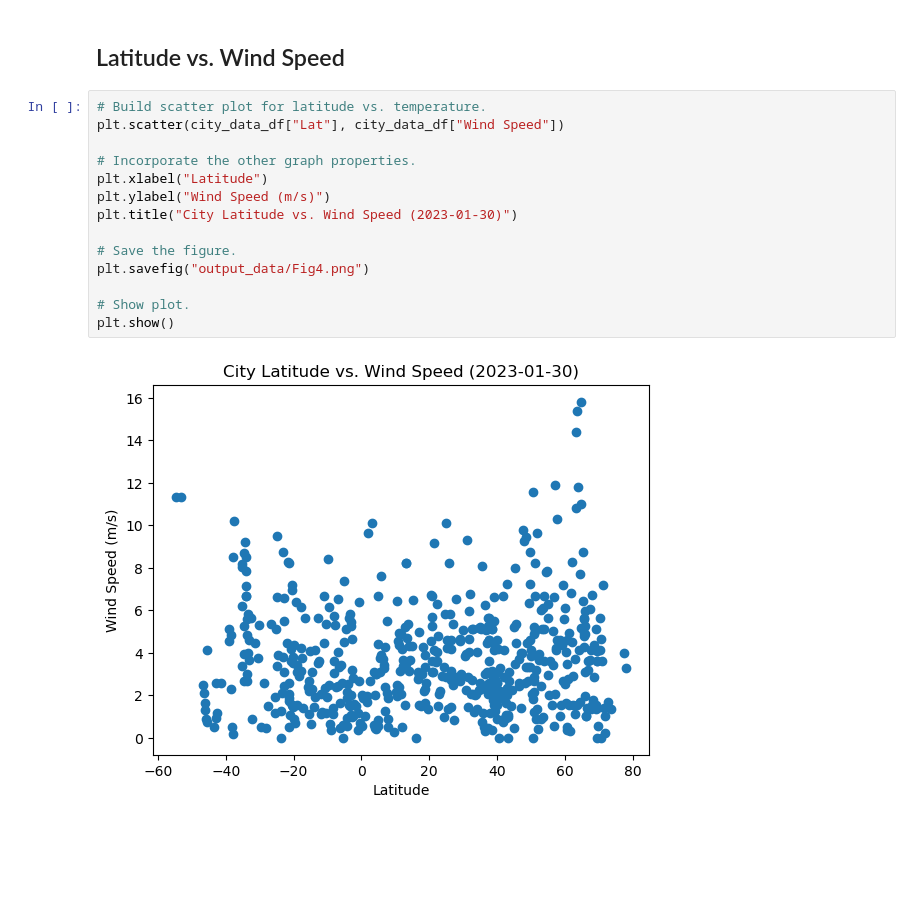
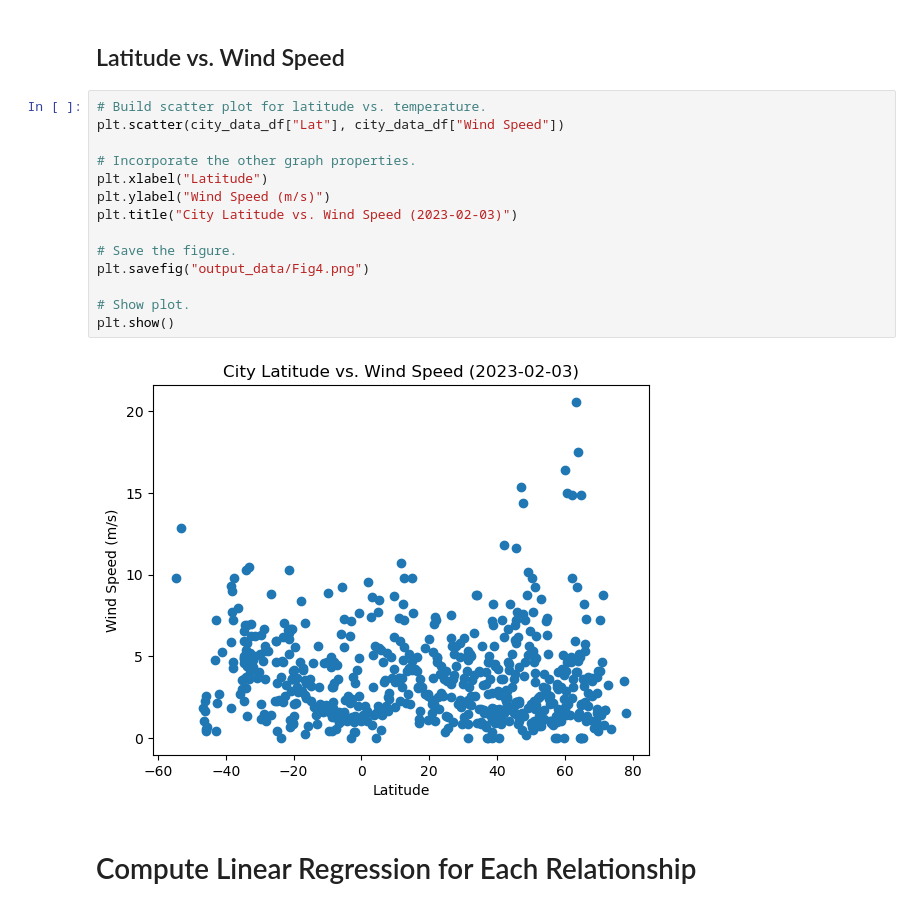
Before and after one commit to mradovic10/python-api-challenge, a Jupyter notebook: WeatherPy/WeatherPy.ipynb, the cells around one changed output. Cells and saved outputs as stored; diff of their text form; blank space fills up the shorter version.

```diff
--- a/WeatherPy/WeatherPy.ipynb
+++ b/WeatherPy/WeatherPy.ipynb
@@ -230,16 +230,18 @@ plt.show()
 # %%
 # Build scatter plot for latitude vs. temperature.
 plt.scatter(city_data_df["Lat"], city_data_df["Wind Speed"])
 
 # Incorporate the other graph properties.
 plt.xlabel("Latitude")
 plt.ylabel("Wind Speed (m/s)")
-plt.title("City Latitude vs. Wind Speed (2023-01-30)")
+plt.title("City Latitude vs. Wind Speed (2023-02-03)")
 
 # Save the figure.
 plt.savefig("output_data/Fig4.png")
 
 # Show plot.
 plt.show()
 # %% [output]
-[figure, old version]
+[figure, new version]
+# %% [markdown]
+# Compute Linear Regression for Each Relationship
```
Also changed, not shown: parts of 26 cells of this notebook, 5 other files.
